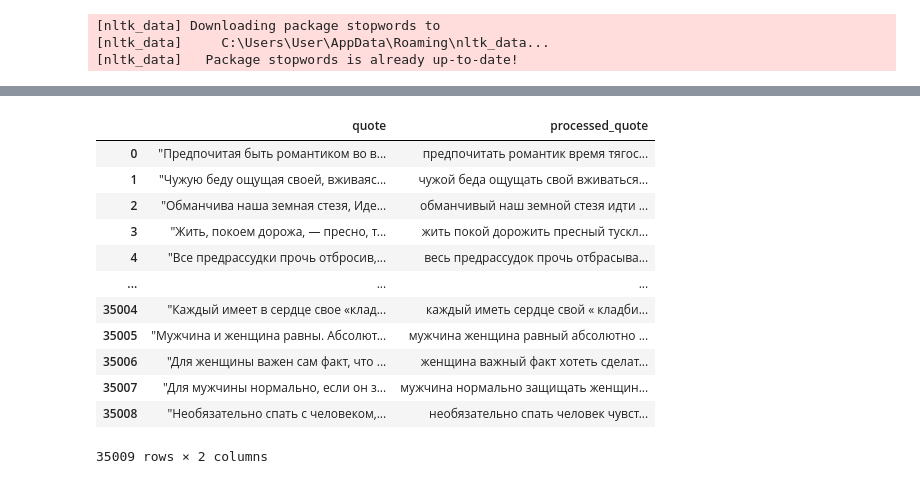
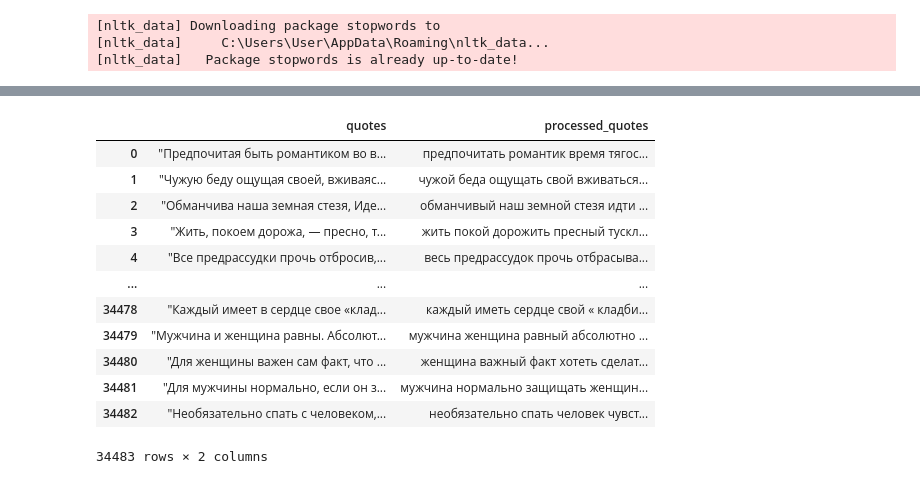
Before and after one commit to featztex/PsychoBot, a Jupyter notebook: ml/model_d2v_35k.ipynb, the cells around one changed output, grey strips where cells are left out. Drawn from its saved outputs; the diff is of its cells as text; code cells hidden in the pictures.

```diff
--- a/ml/model_d2v_35k.ipynb
+++ b/ml/model_d2v_35k.ipynb
@@ -42,4 +42,5 @@ df_35k = pd.read_csv(qoutes_path, sep=',', engine ='python') #reading quotes to
 #    processed_data = preprocess_text(data)  #preprocessing qoutes
 #dataframe with quotes and their processed versions
 #df.insert(loc=1, column="processed_quotes", value=processed_data.split('nextquote')[:-1], allow_duplicates=False)
-df_35k
+df_35k.drop_duplicates(subset="citation", keep = 'first', inplace = True)
+df_35k.reset_index(drop=True, inplace = True)
@@ -60,24 +63,24 @@ df_35k
 # %%
-df_35k.rename(columns={'citation': 'quote'}, inplace=True)
-df_35k['quote'].to_csv('processed_data/pure_q_35k.csv', index=False)
+df_35k.rename(columns={'citation': 'quotes'}, inplace=True)
+df_35k['quotes'].to_csv('processed_data/pure_q_35k.csv', index=False)
 df = pd.read_csv('processed_data/pure_q_35k.csv', sep='<\d*>', engine ='python') #reading quotes to the dataframe
 with open('processed_data/pure_q_35k.csv', 'r', encoding='utf-8') as file:
     data = file.read().replace('\n', ' nextquote ')
     processed_data = preprocess_text(data)  #preprocessing qoutes
 #dataframe with quotes and their processed versions
-df.insert(loc=1, column='processed_quote', value=processed_data.split('nextquote')[1:-1], allow_duplicates=False)
+df.insert(loc=1, column='processed_quotes', value=processed_data.split('nextquote')[1:-1], allow_duplicates=False)
 df
 # %% [output]
-|  | quote | processed_quote |
+|  | quotes | processed_quotes |
 | 0 | "Предпочитая быть романтиком во в... | предпочитать романтик время тягос... |
 | 1 | "Чужую беду ощущая своей, вживаяс... | чужой беда ощущать свой вживаться... |
 | 2 | "Обманчива наша земная стезя, Иде... | обманчивый наш земной стезя идти ... |
 | 3 | "Жить, покоем дорожа, — пресно, т... | жить покой дорожить пресный тускл... |
 | 4 | "Все предрассудки прочь отбросив,... | весь предрассудок прочь отбрасыва... |
 | ... | ... | ... |
-| 35004 | "Каждый имеет в сердце свое «клад... | каждый иметь сердце свой « кладби... |
-| 35005 | "Мужчина и женщина равны. Абсолют... | мужчина женщина равный абсолютно ... |
-| 35006 | "Для женщины важен сам факт, что ... | женщина важный факт хотеть сделат... |
-| 35007 | "Для мужчины нормально, если он з... | мужчина нормально защищать женщин... |
-| 35008 | "Необязательно спать с человеком,... | необязательно спать человек чувст... |
+| 34478 | "Каждый имеет в сердце свое «клад... | каждый иметь сердце свой « кладби... |
+| 34479 | "Мужчина и женщина равны. Абсолют... | мужчина женщина равный абсолютно ... |
+| 34480 | "Для женщины важен сам факт, что ... | женщина важный факт хотеть сделат... |
+| 34481 | "Для мужчины нормально, если он з... | мужчина нормально защищать женщин... |
+| 34482 | "Необязательно спать с человеком,... | необязательно спать человек чувст... |
-35009 rows × 2 columns
+34483 rows × 2 columns
```
Also changed, not shown: parts of 21 cells of this notebook.
